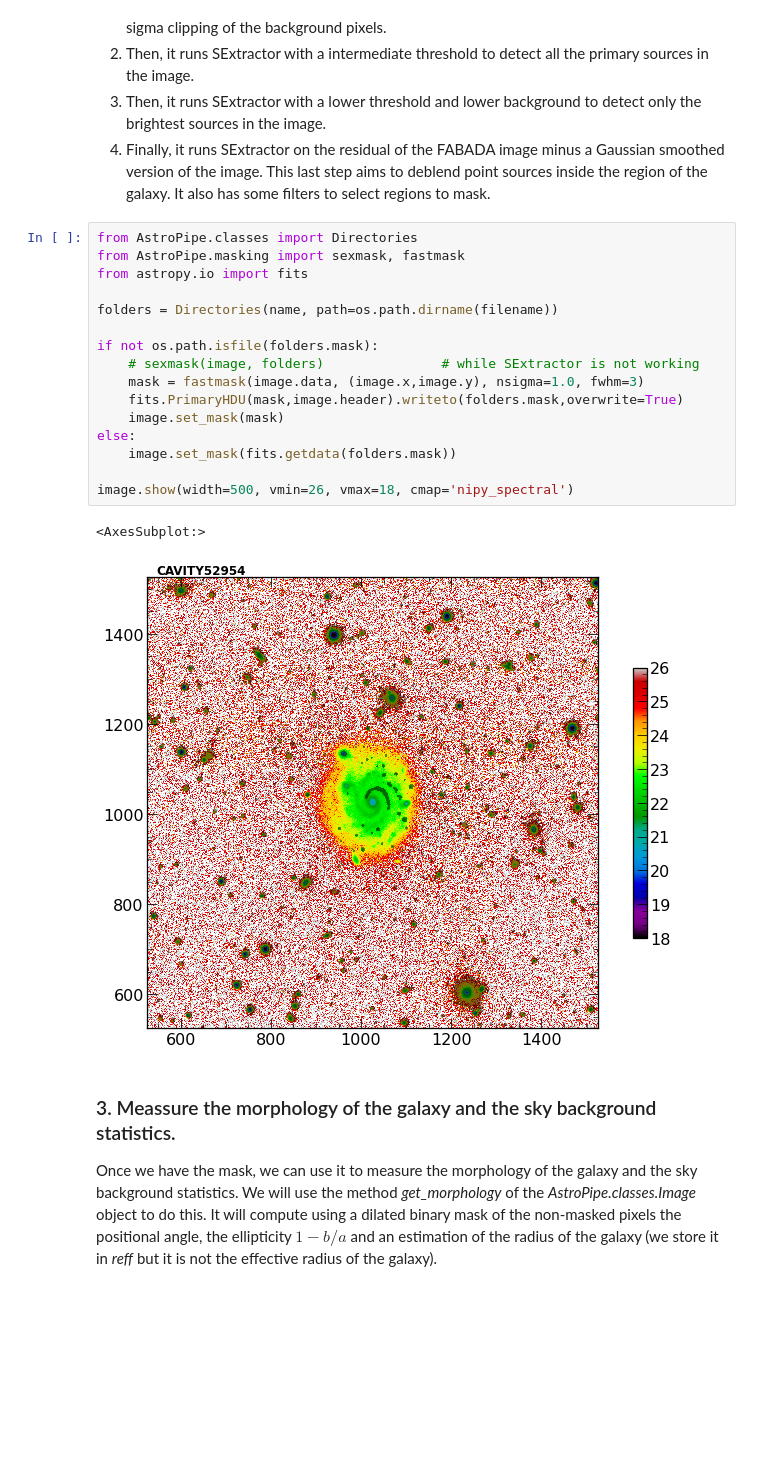
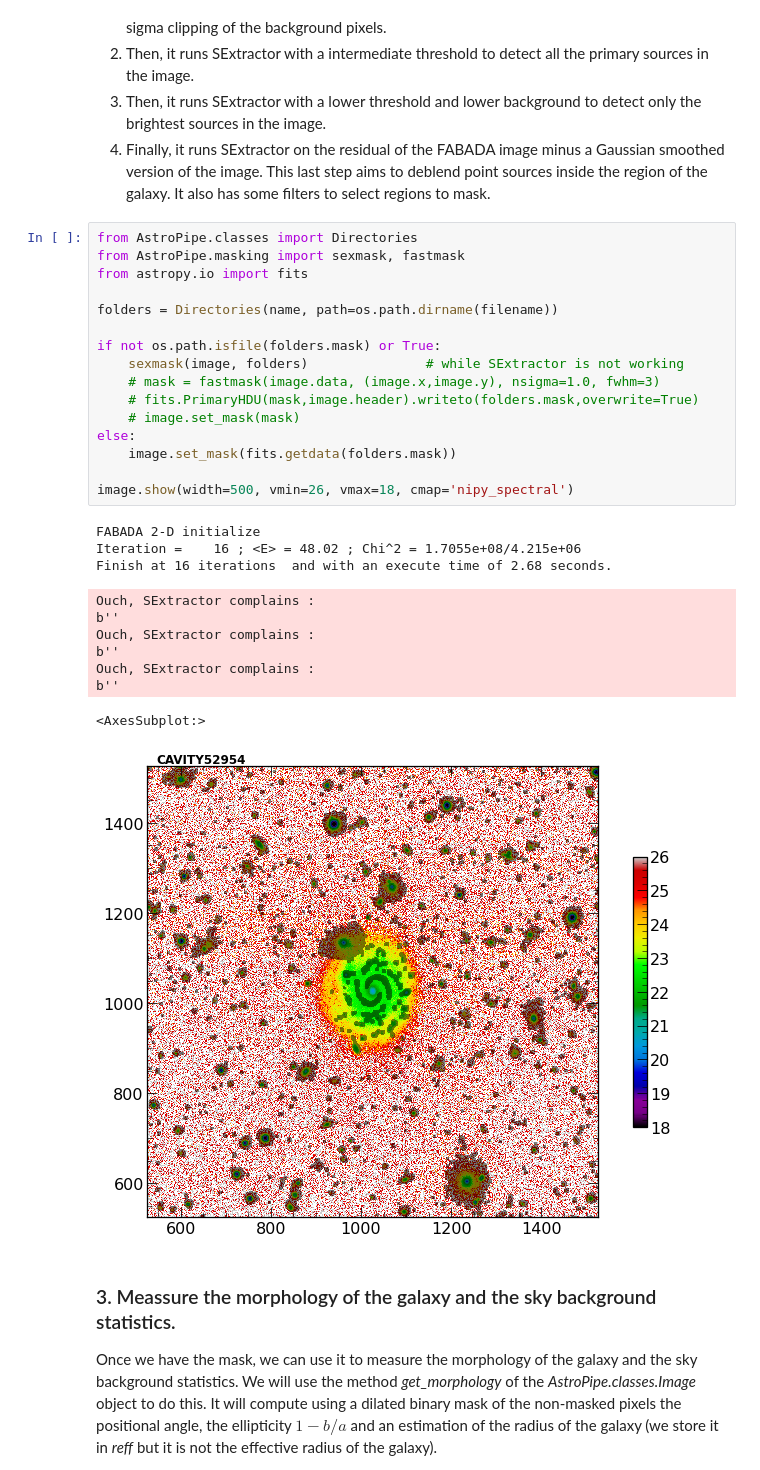
Before and after one commit to PabloMSanAla/AstroPipe, a Jupyter notebook: demos/cavity.ipynb, the cells around one changed output. Drawn from its saved outputs; the diff is of its cells as text; blank space fills up the shorter version.

```diff
--- a/demos/cavity.ipynb
+++ b/demos/cavity.ipynb
@@ -87,22 +87,31 @@ Now we use the class *Directories* to stablish the directories where the data wi
 # %%
 from AstroPipe.classes import Directories
 from AstroPipe.masking import sexmask, fastmask
 from astropy.io import fits
 
 folders = Directories(name, path=os.path.dirname(filename))
 
-if not os.path.isfile(folders.mask):
-    # sexmask(image, folders)               # while SExtractor is not working
-    mask = fastmask(image.data, (image.x,image.y), nsigma=1.0, fwhm=3)
-    fits.PrimaryHDU(mask,image.header).writeto(folders.mask,overwrite=True)
-    image.set_mask(mask)
+if not os.path.isfile(folders.mask) or True:
+    sexmask(image, folders)               # while SExtractor is not working
+    # mask = fastmask(image.data, (image.x,image.y), nsigma=1.0, fwhm=3)
+    # fits.PrimaryHDU(mask,image.header).writeto(folders.mask,overwrite=True)
+    # image.set_mask(mask)
 else:
     image.set_mask(fits.getdata(folders.mask))
 
 image.show(width=500, vmin=26, vmax=18, cmap='nipy_spectral')
 # %% [output]
-<AxesSubplot:>
+FABADA 2-D initialize
+Iteration =    16 ; <E> = 48.02 ; Chi^2 = 1.7055e+08/4.215e+06
+Finish at 16 iterations  and with an execute time of 2.68 seconds.
+Ouch, SExtractor complains :
+b''
+Ouch, SExtractor complains :
+b''
+Ouch, SExtractor complains :
+b''
+<AxesSubplot:>
-[figure, old version]
+[figure, new version]
 # %% [markdown]
 ### 3. Meassure the morphology of the galaxy and the sky background statistics.
 
```
Also changed, not shown: parts of 3 cells of this notebook, 6 other files.
